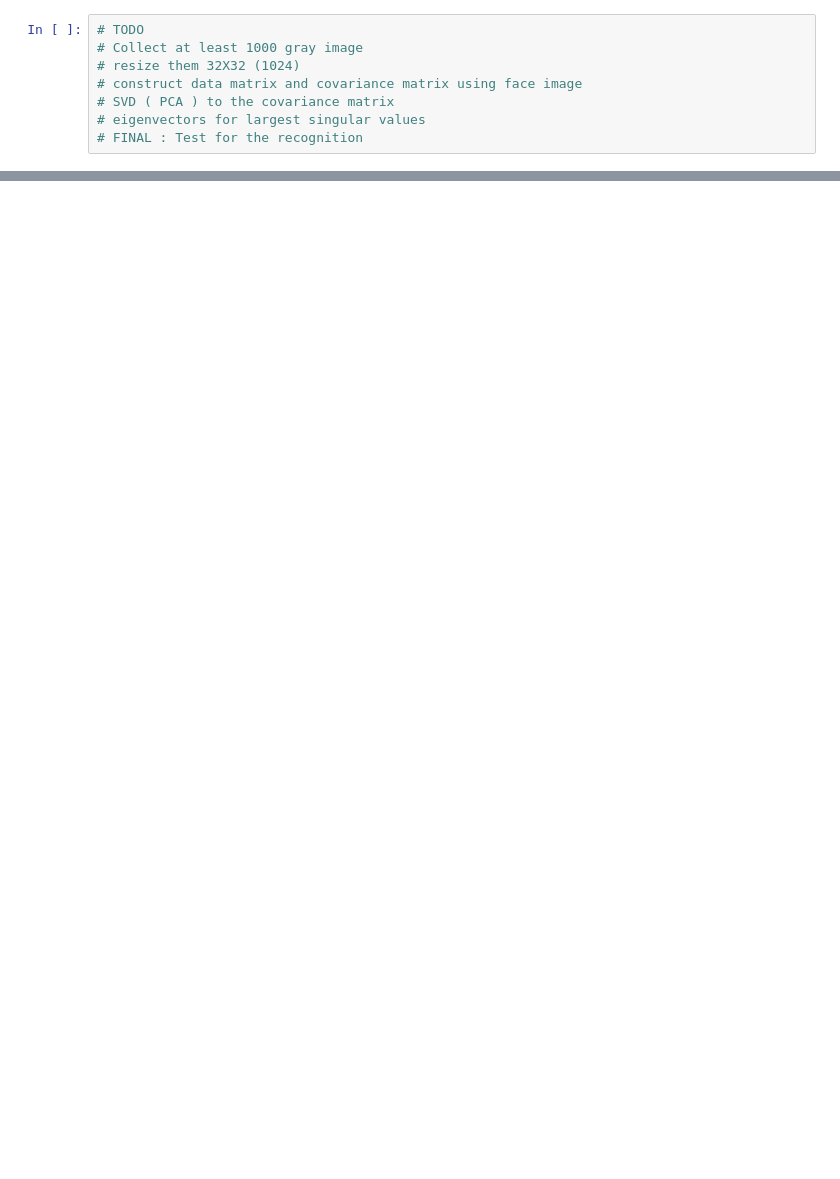
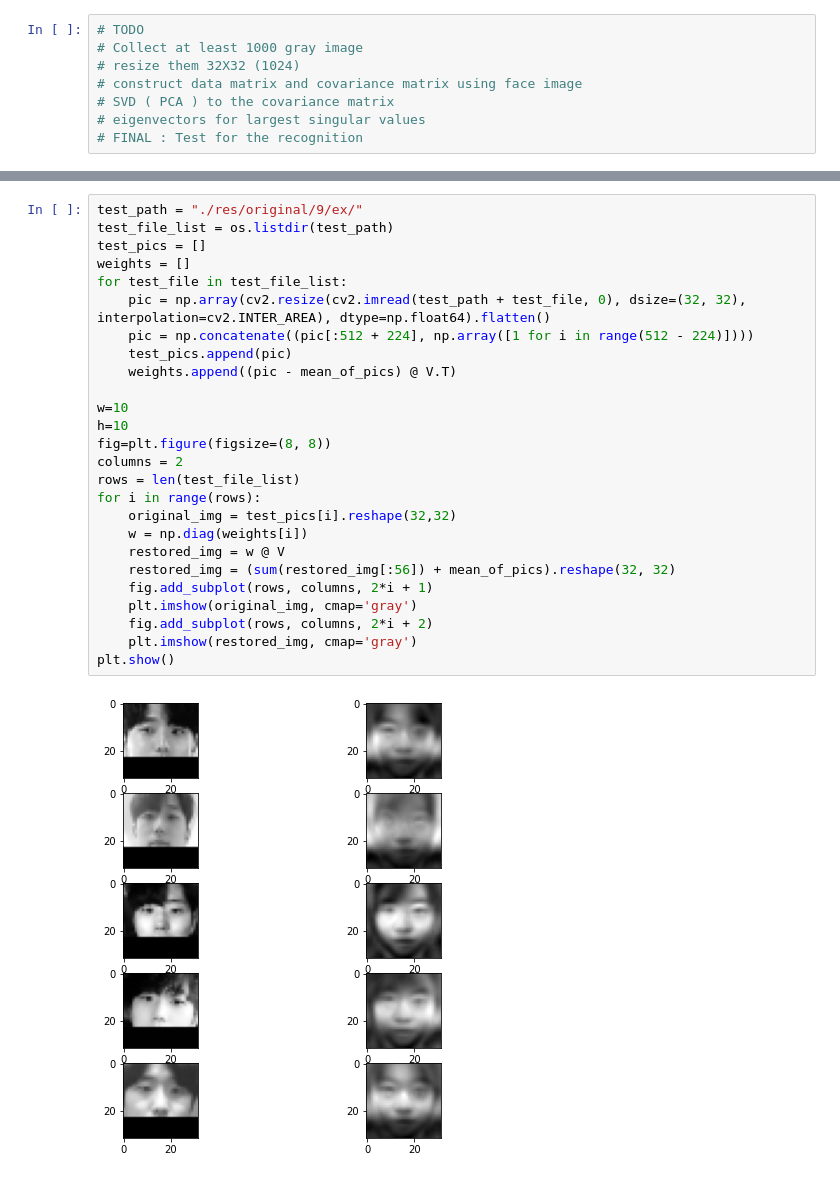
Before and after one commit to junarwohn/garage, a Jupyter notebook: project1_eigenface.ipynb, the cells around one changed output, grey strips where cells are left out. Drawn from its saved outputs; the diff is of its cells as text; blank space fills up the shorter version.

```diff
--- a/project1_eigenface.ipynb
+++ b/project1_eigenface.ipynb
@@ -118,0 +296,28 @@ plt.show()
+# %%
+test_path = "./res/original/9/ex/"
+test_file_list = os.listdir(test_path)
+test_pics = []
+weights = []
+for test_file in test_file_list:
+    pic = np.array(cv2.resize(cv2.imread(test_path + test_file, 0), dsize=(32, 32), interpolation=cv2.INTER_AREA), dtype=np.float64).flatten()
+    pic = np.concatenate((pic[:512 + 224], np.array([1 for i in range(512 - 224)])))
+    test_pics.append(pic)
+    weights.append((pic - mean_of_pics) @ V.T)
+
+w=10
+h=10
+fig=plt.figure(figsize=(8, 8))
+columns = 2
+rows = len(test_file_list)
+for i in range(rows):
+    original_img = test_pics[i].reshape(32,32)
+    w = np.diag(weights[i])
+    restored_img = w @ V
+    restored_img = (sum(restored_img[:56]) + mean_of_pics).reshape(32, 32)
+    fig.add_subplot(rows, columns, 2*i + 1)
+    plt.imshow(original_img, cmap='gray')
+    fig.add_subplot(rows, columns, 2*i + 2)
+    plt.imshow(restored_img, cmap='gray')
+plt.show()
+# %% [output]
+[figure, added]
```
Also changed, not shown: parts of 8 cells of this notebook.
